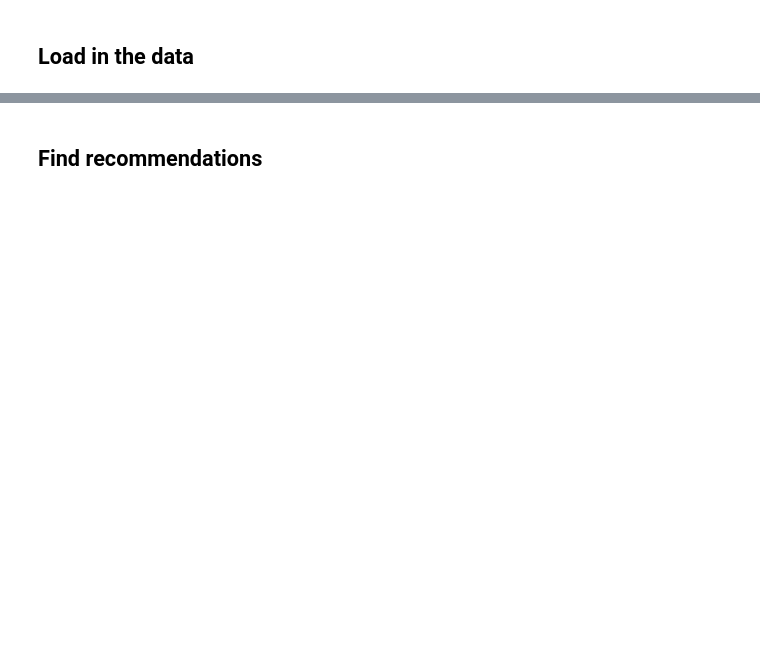
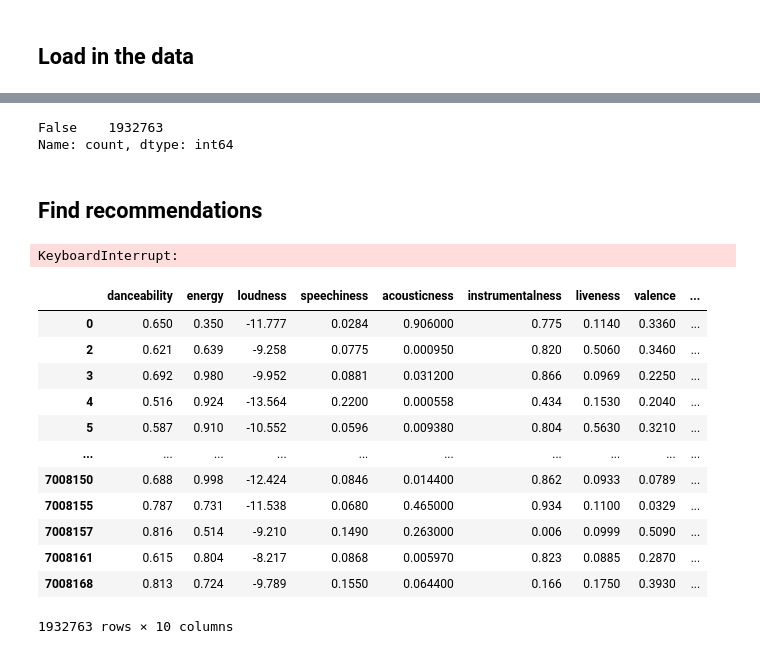
Before and after one commit to lkrenz/ATCSFinalProject, a Jupyter notebook: playlisteditor.ipynb, the cells around one changed output, grey strips where cells are left out. Cells and saved outputs as stored; diff of their text form; code cells hidden in the pictures; blank space fills up the shorter version.

Commit message:
Added new data, problem with recomendation.

```diff
--- a/playlisteditor.ipynb
+++ b/playlisteditor.ipynb
@@ -114,2 +133,48 @@ df = pd.read_csv("data/bike_share.csv")
+# %%
+df = df1.merge(df2, how="inner", left_on="isrc", right_on="isrc")
+# %%
+df = df.drop_duplicates(subset="title")
+# %%
+df.duplicated().value_counts()
+# %% [output]
+False    1932763
+Name: count, dtype: int64
+# %%
+df = df[["danceability", "energy", "loudness", "speechiness", "acousticness", "instrumentalness", "liveness", "valence", "tempo", "title"]]
+
+scaler = MinMaxScaler()
+scaler = scaler.fit(df[["tempo"]])
+
+df["tempo"] = pd.DataFrame(scaler.transform(df[["tempo"]]))
+# %%
+df = df[["energy", "acousticness", "valence", "title"]]
 # %% [markdown]
 ## Find recommendations
+# %%
+recommendations = []
+for i in range(len(df)) :
+    distance = cdist([df[selected_columns].iloc[i]], [centroid], metric="euclidean")
+    if (distance < 0.1) :
+        recommendations.append(df.iloc[i]["title"])
+    if len(recommendations) >= 50 :
+        break
+
+print(recommendations)
+# %% [output]
+KeyboardInterrupt:
+# %%
+df
+# %% [output]
+|  | danceability | energy | loudness | speechiness | acousticness | instrumentalness | liveness | valence | ... |
+| 0 | 0.650 | 0.350 | -11.777 | 0.0284 | 0.906000 | 0.775 | 0.1140 | 0.3360 | ... |
+| 2 | 0.621 | 0.639 | -9.258 | 0.0775 | 0.000950 | 0.820 | 0.5060 | 0.3460 | ... |
+| 3 | 0.692 | 0.980 | -9.952 | 0.0881 | 0.031200 | 0.866 | 0.0969 | 0.2250 | ... |
+| 4 | 0.516 | 0.924 | -13.564 | 0.2200 | 0.000558 | 0.434 | 0.1530 | 0.2040 | ... |
+| 5 | 0.587 | 0.910 | -10.552 | 0.0596 | 0.009380 | 0.804 | 0.5630 | 0.3210 | ... |
+| ... | ... | ... | ... | ... | ... | ... | ... | ... | ... |
+| 7008150 | 0.688 | 0.998 | -12.424 | 0.0846 | 0.014400 | 0.862 | 0.0933 | 0.0789 | ... |
+| 7008155 | 0.787 | 0.731 | -11.538 | 0.0680 | 0.465000 | 0.934 | 0.1100 | 0.0329 | ... |
+| 7008157 | 0.816 | 0.514 | -9.210 | 0.1490 | 0.263000 | 0.006 | 0.0999 | 0.5090 | ... |
+| 7008161 | 0.615 | 0.804 | -8.217 | 0.0868 | 0.005970 | 0.823 | 0.0885 | 0.2870 | ... |
+| 7008168 | 0.813 | 0.724 | -9.789 | 0.1550 | 0.064400 | 0.166 | 0.1750 | 0.3930 | ... |
+1932763 rows × 10 columns
```
Also changed, not shown: parts of 6 cells of this notebook, 1 other file.
